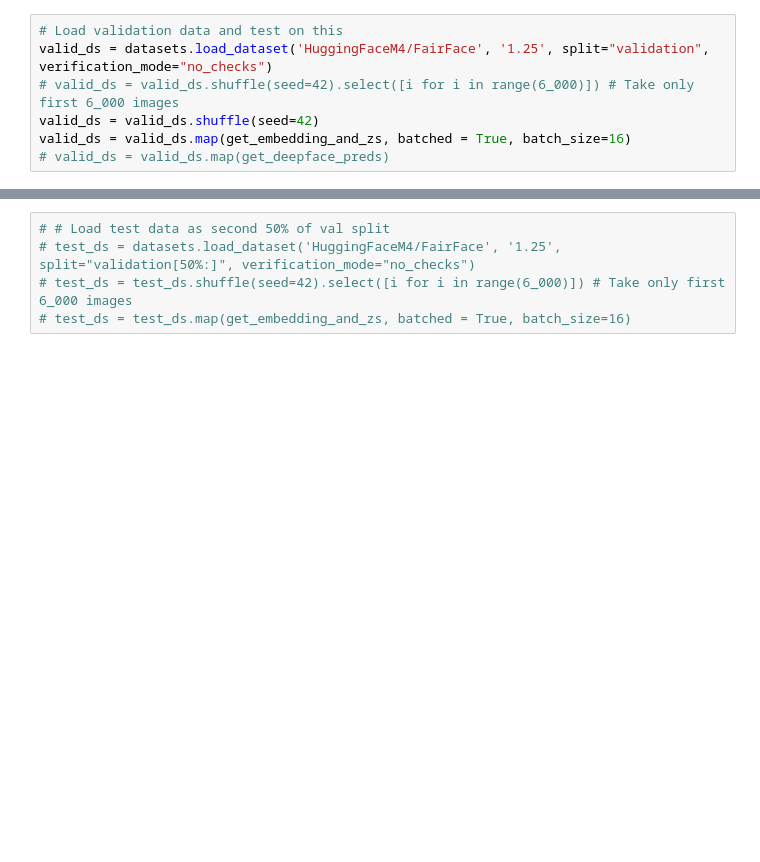
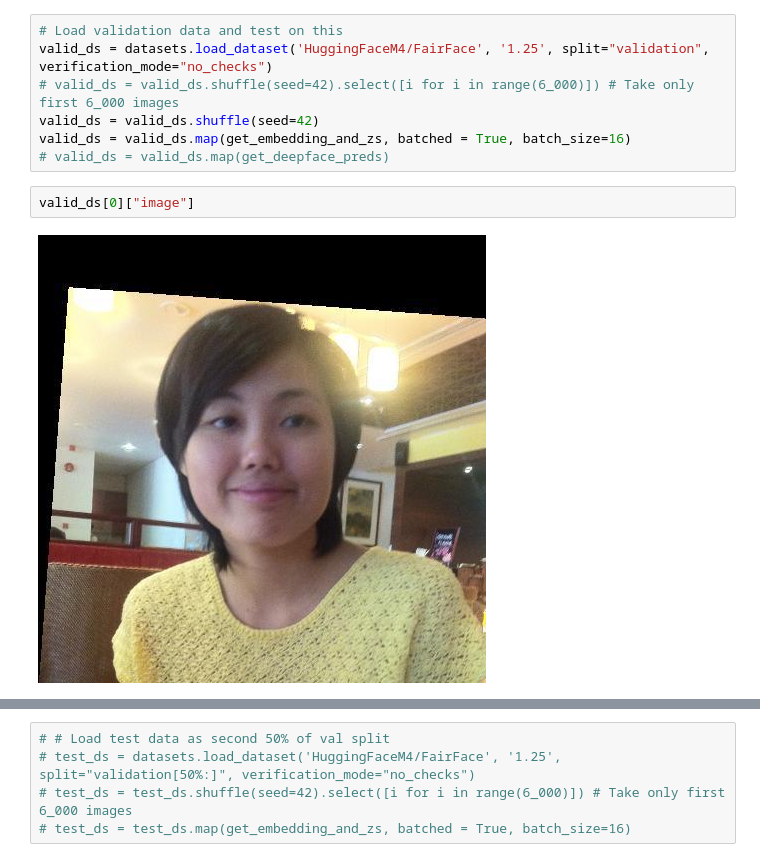
Before and after one commit to debadyuti0510/Video-Diversity-Analysis, a Jupyter notebook: Demography_experiments/LR_CLIP_Experiment.ipynb, the cells around one changed output, grey strips where cells are left out. Cells and saved outputs as stored; diff of their text form; blank space fills up the shorter version.

```diff
--- a/Demography_experiments/LR_CLIP_Experiment.ipynb
+++ b/Demography_experiments/LR_CLIP_Experiment.ipynb
@@ -67,3 +65,7 @@ valid_ds = datasets.load_dataset('HuggingFaceM4/FairFace', '1.25', split="valida
 valid_ds = valid_ds.shuffle(seed=42)
 valid_ds = valid_ds.map(get_embedding_and_zs, batched = True, batch_size=16)
 # valid_ds = valid_ds.map(get_deepface_preds)
+# %%
+valid_ds[0]["image"]
+# %% [output]
+[figure, added]
```
Also changed, not shown: parts of 3 cells of this notebook, 9 other files.
